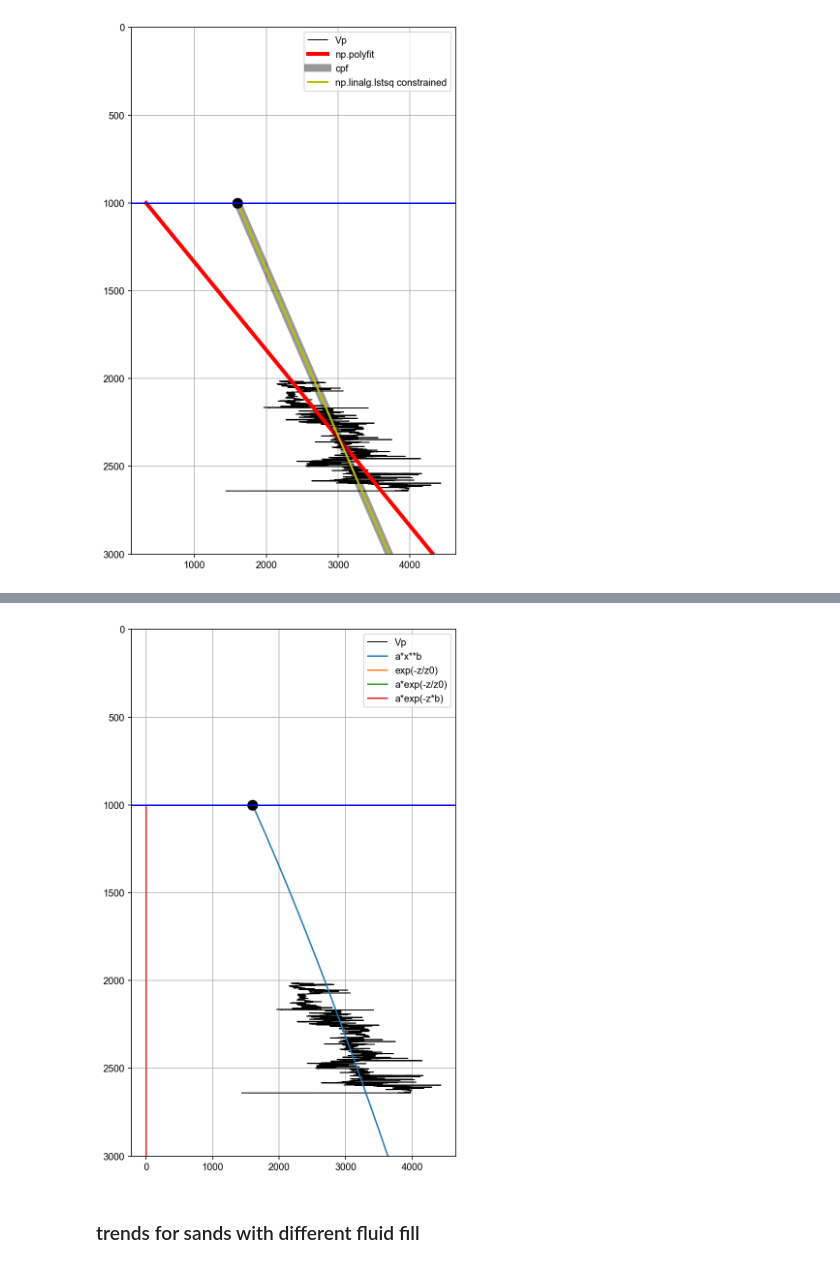
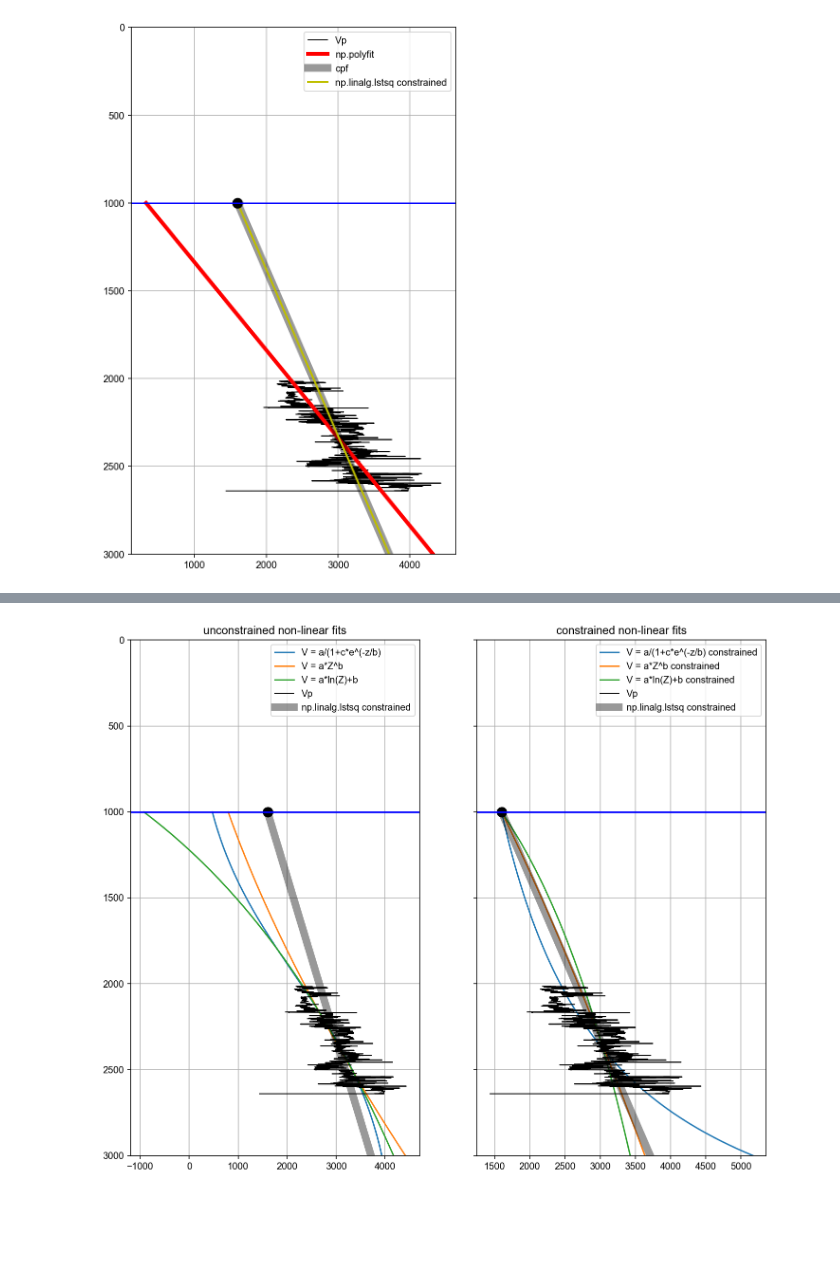
Before and after one commit to Kevin2599/geophysical_notes, a Jupyter notebook: fitting.ipynb, the cells around one changed output, grey strips where cells are left out. Saved outputs shown, nothing was run; the diff lists cells and outputs as text; code cells hidden in the pictures; blank space fills up the shorter version.

```diff
--- a/fitting.ipynb
+++ b/fitting.ipynb
@@ -199,18 +141,42 @@ fexp2: a*np.exp(-x*b) --> [  500.  1000.]
-# %%
-plt.figure(figsize=(6,10))
-plt.plot(vp,z,'k',lw=1,label='Vp')
-# plt.plot(trend0,zfit,'r',lw=4,label='np.polyfit')
-# plt.plot(trend2,zfit,'y',lw=2,label='np.linalg.lstsq constrained')
-plt.plot(trend4a,zfit,label='a*x**b')
-plt.plot(trend5a,zfit,label='exp(-z/z0)')
-plt.plot(trend6a,zfit,label='a*exp(-z/z0)')
-plt.plot(trend7a,zfit,label='a*exp(-z*b)')
-plt.plot(vp0,z0,'ko',ms=10)
-plt.ylim(3000,0)
-plt.axhline(y=z0, color='b')
-plt.legend(fontsize='medium')
-plt.grid()
-# %% [output]
-[figure, removed]
-# %% [markdown]
-### trends for sands with different fluid fill
+# %%
+# constrained polynomial fit 2nd degree
+p = cpf(z[mask], vp[mask], z0 , vp0, 2)
+trend3 = p(zfit)
+
+# curve_fit of function a/(1+c*exp(-z/z0))
+pE, _ = curve_fit(fexp, z[mask], vp[mask], p0=(5000,2000,1), maxfev=9999)
+trendE = fexp(zfit, *pE)
+pEc, _ = curve_fit(fexp, z1, vp1, p0=(5000,2000,1), sigma=sigma, maxfev=9999)
+trendEc = fexp(zfit, *pEc)
+
+# curve_fit of function a*x**b
+pP, _ = curve_fit(fpow, z[mask], vp[mask])
+trendP = fpow(zfit, *pP)
+pPc, _ = curve_fit(fpow, z1, vp1,sigma=sigma)
+trendPc = fpow(zfit, *pPc)
+
+# curve_fit of function a*log(x)+b
+pL, _ = curve_fit(flog, z[mask], vp[mask])
+trendL = flog(zfit, *pL)
+pLc, _ = curve_fit(flog, z1, vp1,sigma=sigma)
+trendLc = flog(zfit, *pLc)
+# %%
+f, ax = plt.subplots(nrows=1,ncols=2,sharey=True,figsize=(12,10))
+ax[0].plot(trendE,zfit, label='V = a/(1+c*e^(-z/b)')
+ax[0].plot(trendP,zfit, label='V = a*Z^b')
+ax[0].plot(trendL,zfit, label='V = a*ln(Z)+b')
+ax[1].plot(trendEc,zfit, label='V = a/(1+c*e^(-z/b) constrained')
+ax[1].plot(trendPc,zfit, label='V = a*Z^b constrained')
+ax[1].plot(trendLc,zfit, label='V = a*ln(Z)+b constrained')
+ax[0].set_title('unconstrained non-linear fits')
+ax[1].set_title('constrained non-linear fits')
+for aa in ax:
+    aa.plot(vp,z,'k',lw=1,label='Vp')
+    aa.plot(trend2,zfit,'k',lw=8, alpha=0.4,label='np.linalg.lstsq constrained')
+    aa.plot(vp0,z0,'ko',ms=10)
+    aa.set_ylim(3000,0)
+    aa.axhline(y=z0, color='b')
+    aa.legend(fontsize='medium')
+    aa.grid()
+# %% [output]
+[figure, added]
```
Also changed, not shown: parts of 6 cells of this notebook.
